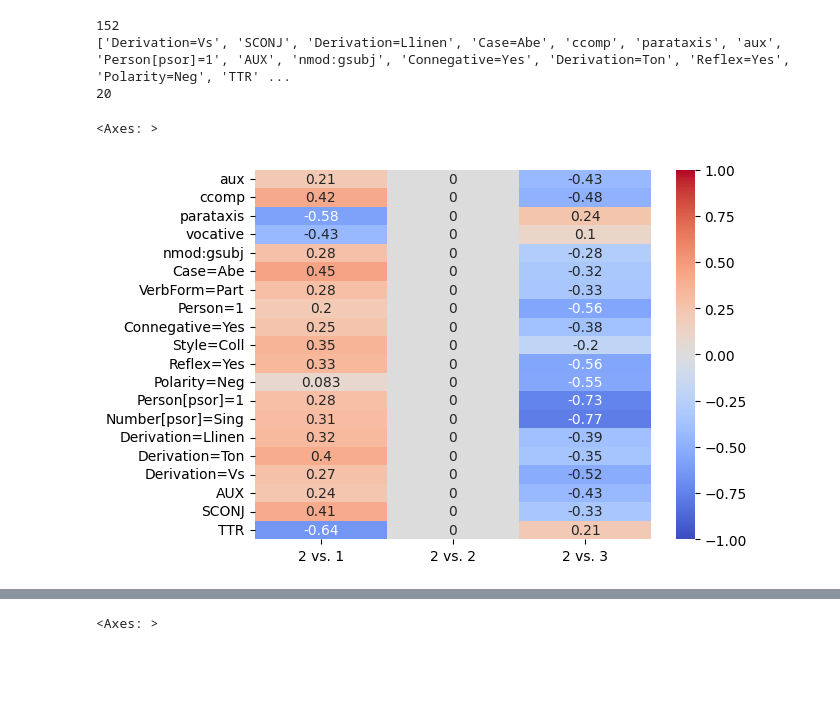
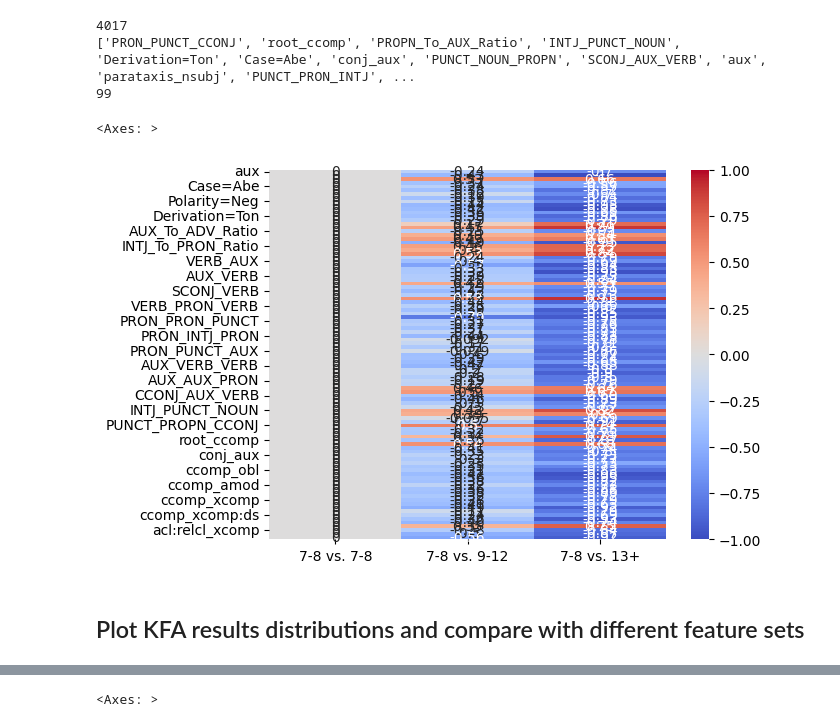
Before and after one commit to TurkuNLP/TCBC_feature_analysis, a Jupyter notebook: KFA_new_age_groups.ipynb, the cells around one changed output, grey strips where cells are left out. Cells and saved outputs as stored; diff of their text form; code cells hidden in the pictures; blank space fills up the shorter version.

Commit message:
Various changes. Mainly optimized KFA calculations, adjusted custom vectorizer, and added visualizations

```diff
--- a/KFA_new_age_groups.ipynb
+++ b/KFA_new_age_groups.ipynb
@@ -235,9 +250,9 @@ def meaningfulFeats(meaningful_ef_size, ef_sizes):
     sep_between_two = []
     for corp in ef_sizes:
         y_1 = abs(np.nan_to_num(ef_sizes[corp]))
-        for i in range(len(ALL_FEATS)):
+        for i in index_dict:
             if y_1[i]>=meaningful_ef_size:
-                sep_between_two.append(ALL_FEATS[i])
+                sep_between_two.append(index_dict[i])
 
     return list(set(sep_between_two))
 # %%
@@ -267,4 +282,23 @@ Weak ef size:  Counter({'Number[psor]=Sing': 10000, 'Derivation=Ton': 10000, 'Re
 # %%
+#In how big a proportion do feats need to appear in to be considered consistant
+
+CONSISTANT = 0.90
+
 consistent_strong_feats = [feat for feat in feat_counts_strong if feat_counts_strong[feat]/RUNS > CONSISTANT]
 consistent_medium_feats = [feat for feat in feat_counts_medium if feat_counts_medium[feat]/RUNS > CONSISTANT]
 consistent_weak_feats = [feat for feat in feat_counts_weak if feat_counts_weak[feat]/RUNS > CONSISTANT]
+# %%
+"""
+temp_dict = {}
+for feat in consistent_strong_feats:
+    es = []
+    index = feat_dict[feat]
+    for i in effect_sizes_per_run:
+        e = effect_sizes_per_run[i]
+        for j in e:
+            if j not in ['7-8 vs. 7-8', '9-12 vs. 9-12', '13+ vs. 13+']:
+                es.append(e[j][index])
+    temp_dict[feat] = np.array(es)
+
+sns.histplot(temp_dict, legend=False)
+"""
@@ -285,7 +321,7 @@ for j in range(9):
         to_mean.append(np.nan_to_num(np.array(list(es.values())[j])))
     means[list(es.keys())[j]] = np.median(to_mean, axis=0)
 # %%
-ef_df = pd.DataFrame(means, index=ALL_FEATS)
+ef_df = pd.DataFrame(means, index=list(index_dict.values()))
 testing_df = ef_df.copy()
 print(len(testing_df))
 #remove = ['root']
@@ -294,16 +330,18 @@ most_important = ['ccomp','vocative', 'nmod','nmod:gsubj','VerbForm=Part','Conne
 #most_important = consistent_strong_feats
 most_important = consistent_medium_feats
 #most_important = consistent_weak_feats
-to_drop = [x for x in ALL_FEATS if x not in most_important]
+to_drop = [x for x in index_dict.values() if x not in most_important]
 print(most_important)
 testing_df_edited = testing_df.drop(to_drop)
 print(len(testing_df_edited))
 # %% [output]
-152
-['Derivation=Vs', 'SCONJ', 'Derivation=Llinen', 'Case=Abe', 'ccomp', 'parataxis', 'aux', 'Person[psor]=1', 'AUX', 'nmod:gsubj', 'Connegative=Yes', 'Derivation=Ton', 'Reflex=Yes', 'Polarity=Neg', 'TTR' ...
-20
+4017
+['PRON_PUNCT_CCONJ', 'root_ccomp', 'PROPN_To_AUX_Ratio', 'INTJ_PUNCT_NOUN', 'Derivation=Ton', 'Case=Abe', 'conj_aux', 'PUNCT_NOUN_PROPN', 'SCONJ_AUX_VERB', 'aux', 'parataxis_nsubj', 'PUNCT_PRON_INTJ', ...
+99
 # %%
-sns.heatmap(testing_df_edited[sub_columns(ef_df.columns, '2')], cmap='coolwarm', vmin=-1, vmax=1, annot=True)
+sns.heatmap(testing_df_edited[sub_columns(ef_df.columns, '7')], cmap='coolwarm', vmin=-1, vmax=1, annot=True)
 # %% [output]
 <Axes: >
-[figure, old version]
+[figure, new version]
+# %% [markdown]
+## Plot KFA results distributions and compare with different feature sets
```
Also changed, not shown: parts of 43 cells of this notebook, 6 other files.
